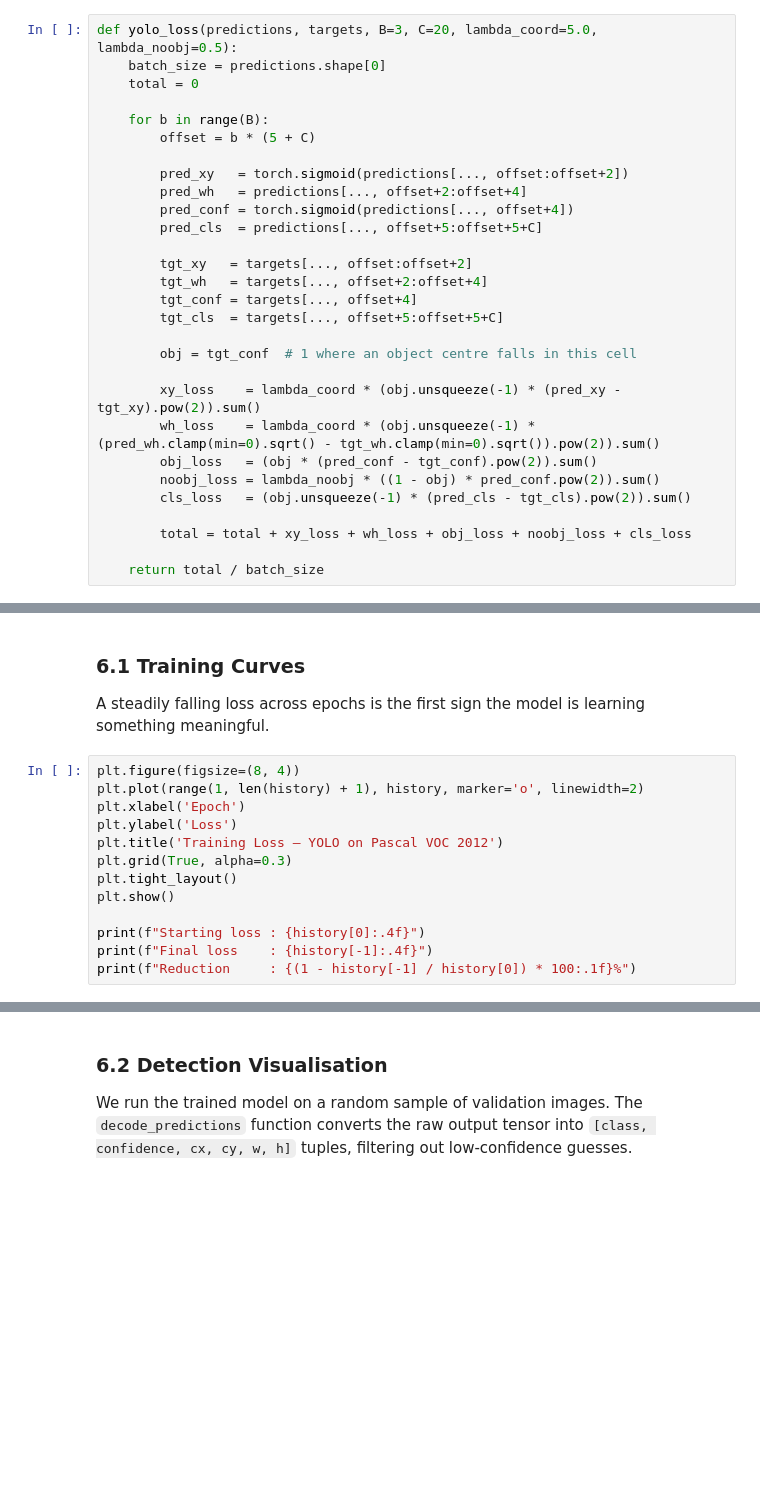
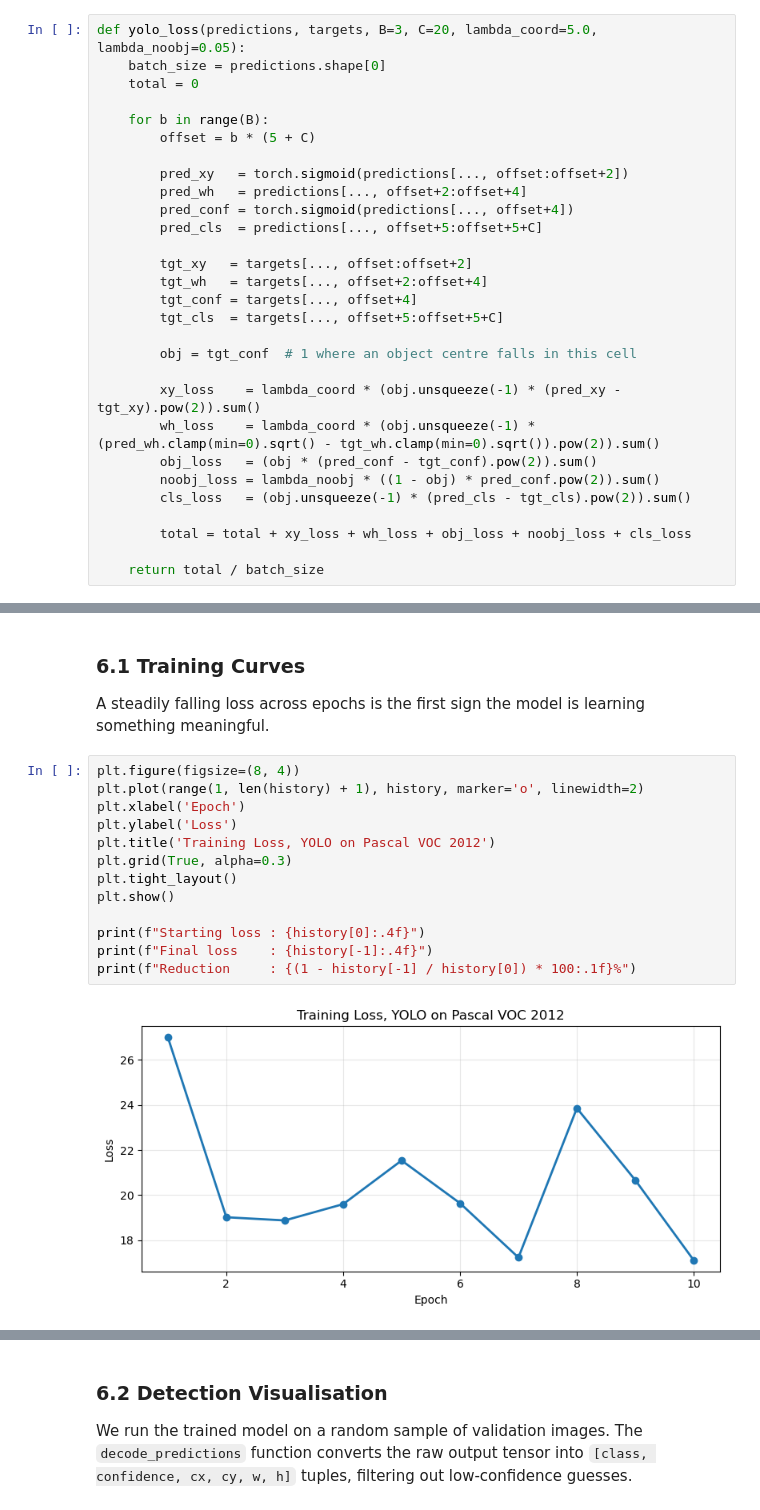
Before and after one commit to comsavvy/Neural-Network-Group3-Project, a Jupyter notebook: group3-project-assignment.ipynb, the cells around one changed output, grey strips where cells are left out. Saved outputs shown, nothing was run; the diff lists cells and outputs as text; blank space fills up the shorter version.

```diff
--- a/group3-project-assignment.ipynb
+++ b/group3-project-assignment.ipynb
@@ -268,6 +280,6 @@ The loss has five terms:
 - **Classification loss** — penalises wrong class predictions, but only in cells that do contain an object
 # %%
-def yolo_loss(predictions, targets, B=3, C=20, lambda_coord=5.0, lambda_noobj=0.5):
+def yolo_loss(predictions, targets, B=3, C=20, lambda_coord=5.0, lambda_noobj=0.05):
     batch_size = predictions.shape[0]
     total = 0
 
@@ -402,13 +430,15 @@ A steadily falling loss across epochs is the first sign the model is learning so
 # %%
 plt.figure(figsize=(8, 4))
 plt.plot(range(1, len(history) + 1), history, marker='o', linewidth=2)
 plt.xlabel('Epoch')
 plt.ylabel('Loss')
-plt.title('Training Loss — YOLO on Pascal VOC 2012')
+plt.title('Training Loss, YOLO on Pascal VOC 2012')
 plt.grid(True, alpha=0.3)
 plt.tight_layout()
 plt.show()
 
 print(f"Starting loss : {history[0]:.4f}")
 print(f"Final loss    : {history[-1]:.4f}")
 print(f"Reduction     : {(1 - history[-1] / history[0]) * 100:.1f}%")
+# %% [output]
+[figure, added]
```
Also changed, not shown: parts of 15 cells of this notebook.
